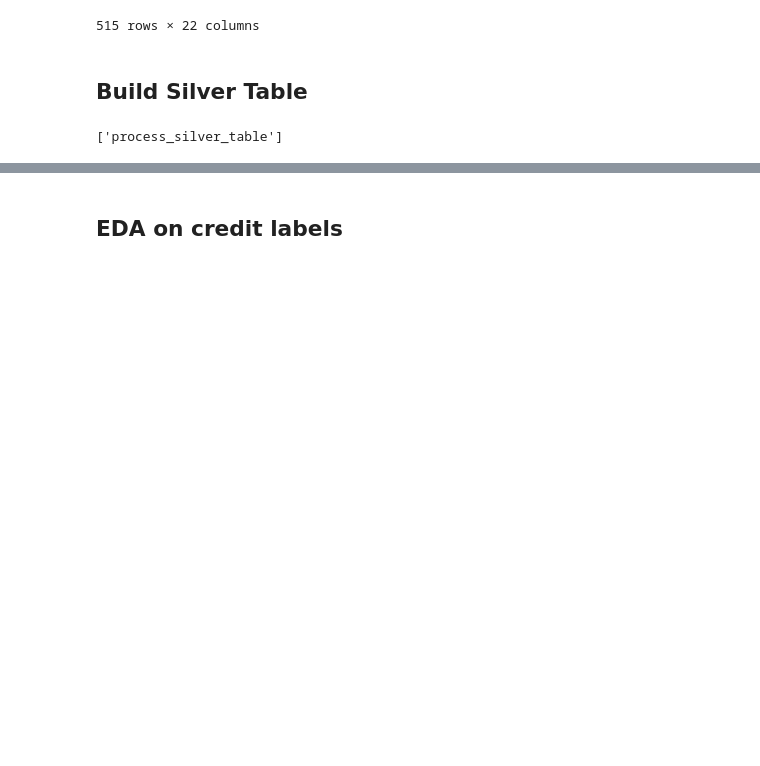
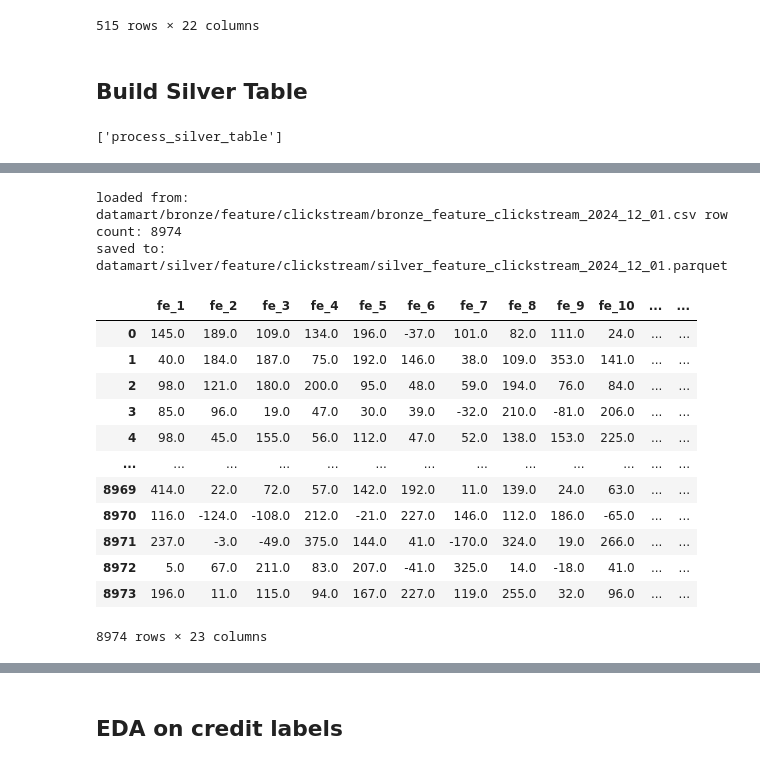
Before and after one commit to ngblpauline/MLE, a Jupyter notebook: Assignment1/data_processing_main_feature.ipynb, the cells around one changed output, grey strips where cells are left out. Cells and saved outputs as stored; diff of their text form; code cells hidden in the pictures; blank space fills up the shorter version.

```diff
--- a/Assignment1/data_processing_main_feature.ipynb
+++ b/Assignment1/data_processing_main_feature.ipynb
@@ -254,5 +274,21 @@ AttributeError: module 'utils.data_processing_silver_table' has no attribute 'pr
 # %%
-utils.data_processing_silver_table.process_silver_table_clickstream(date_str, bronze_clickstream_directory, silver_clickstream_directory, spark).toPandas()
+utils.data_processing_silver_table_feature.process_silver_table_clickstream(date_str, bronze_clickstream_directory, silver_clickstream_directory, spark).toPandas()
+# %% [output]
+loaded from: datamart/bronze/feature/clickstream/bronze_feature_clickstream_2024_12_01.csv row count: 8974
+saved to: datamart/silver/feature/clickstream/silver_feature_clickstream_2024_12_01.parquet
+|  | fe_1 | fe_2 | fe_3 | fe_4 | fe_5 | fe_6 | fe_7 | fe_8 | fe_9 | fe_10 | ... | ... |
+| 0 | 145.0 | 189.0 | 109.0 | 134.0 | 196.0 | -37.0 | 101.0 | 82.0 | 111.0 | 24.0 | ... | ... |
+| 1 | 40.0 | 184.0 | 187.0 | 75.0 | 192.0 | 146.0 | 38.0 | 109.0 | 353.0 | 141.0 | ... | ... |
+| 2 | 98.0 | 121.0 | 180.0 | 200.0 | 95.0 | 48.0 | 59.0 | 194.0 | 76.0 | 84.0 | ... | ... |
+| 3 | 85.0 | 96.0 | 19.0 | 47.0 | 30.0 | 39.0 | -32.0 | 210.0 | -81.0 | 206.0 | ... | ... |
+| 4 | 98.0 | 45.0 | 155.0 | 56.0 | 112.0 | 47.0 | 52.0 | 138.0 | 153.0 | 225.0 | ... | ... |
+| ... | ... | ... | ... | ... | ... | ... | ... | ... | ... | ... | ... | ... |
+| 8969 | 414.0 | 22.0 | 72.0 | 57.0 | 142.0 | 192.0 | 11.0 | 139.0 | 24.0 | 63.0 | ... | ... |
+| 8970 | 116.0 | -124.0 | -108.0 | 212.0 | -21.0 | 227.0 | 146.0 | 112.0 | 186.0 | -65.0 | ... | ... |
+| 8971 | 237.0 | -3.0 | -49.0 | 375.0 | 144.0 | 41.0 | -170.0 | 324.0 | 19.0 | 266.0 | ... | ... |
+| 8972 | 5.0 | 67.0 | 211.0 | 83.0 | 207.0 | -41.0 | 325.0 | 14.0 | -18.0 | 41.0 | ... | ... |
+| 8973 | 196.0 | 11.0 | 115.0 | 94.0 | 167.0 | 227.0 | 119.0 | 255.0 | 32.0 | 96.0 | ... | ... |
+8974 rows × 23 columns
 # %%
 # create silver datalake (attributes)
 silver_attributes_directory = "datamart/silver/feature/attributes/"
```
Also changed, not shown: parts of 7 cells of this notebook, 2 other files.
